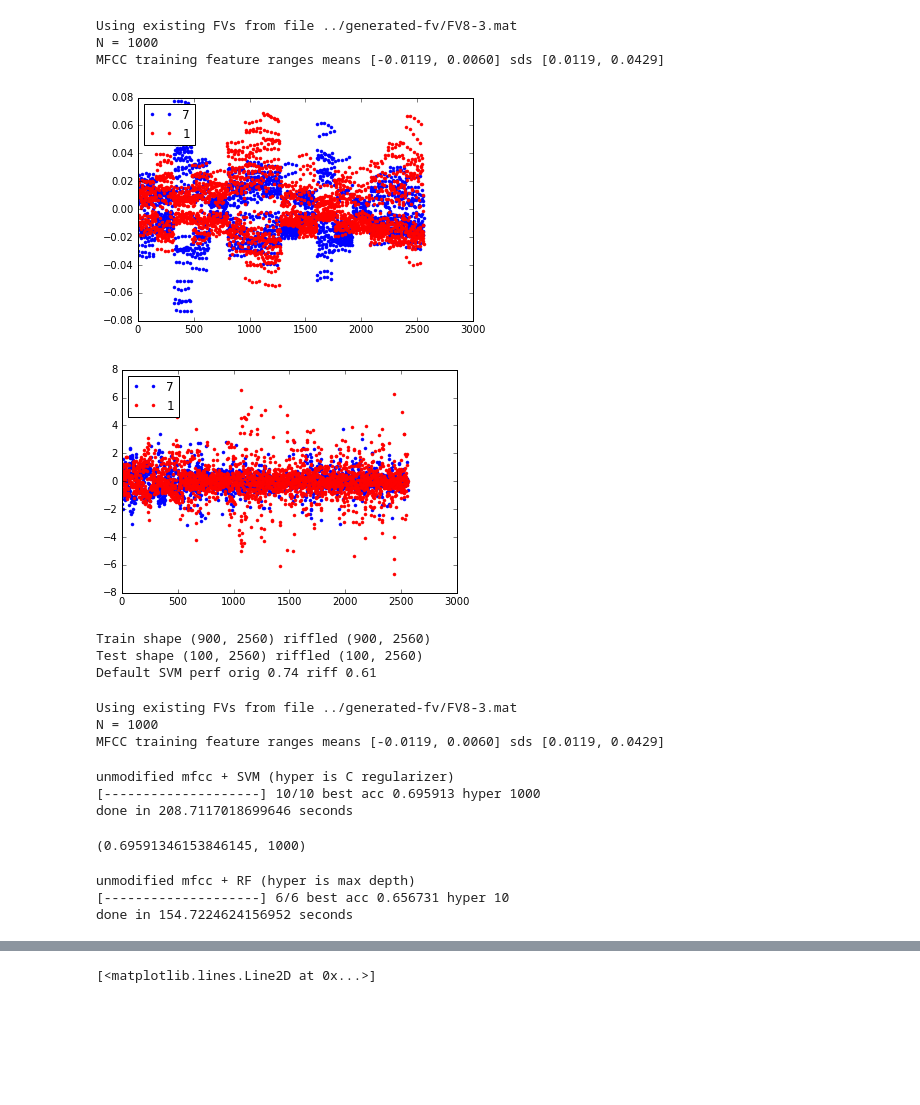
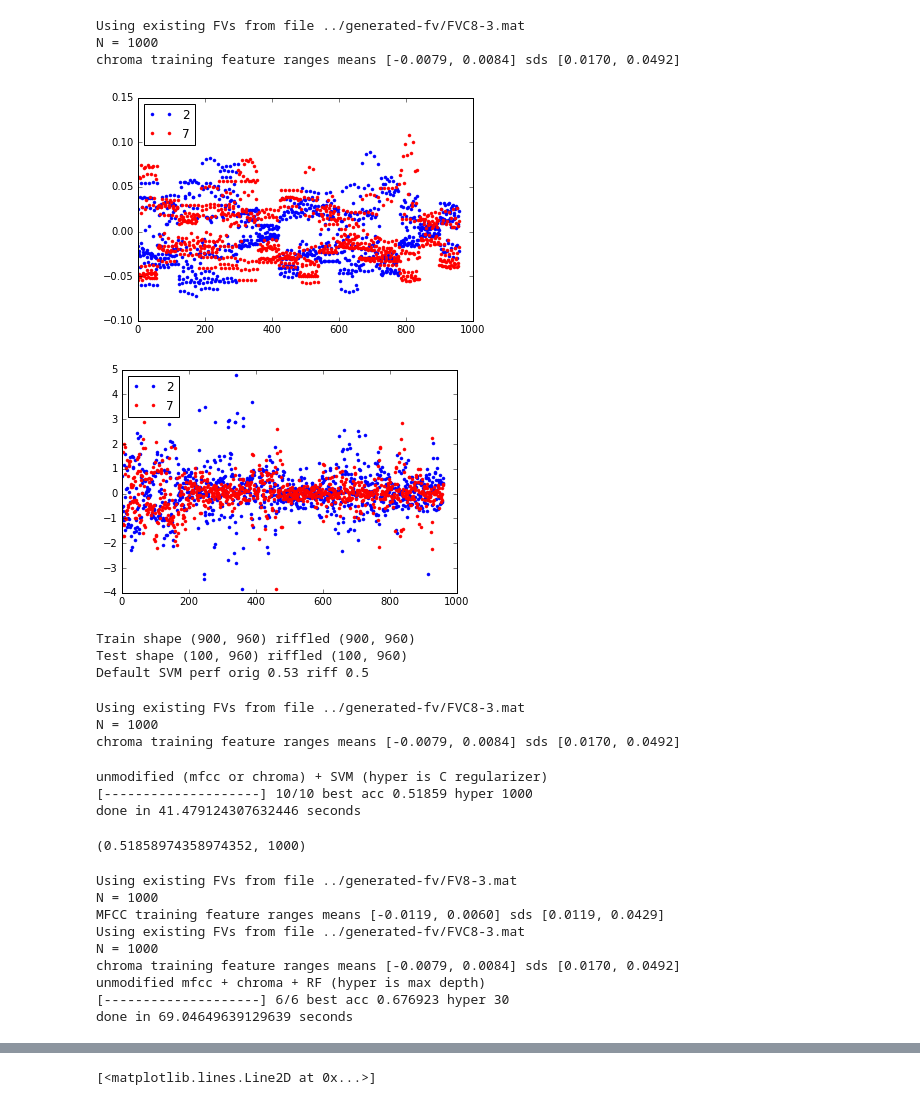
Before and after one commit to PrincetonUniversity/vox-music-classification, a Jupyter notebook: notebooks/fv-msvm.ipynb, the cells around one changed output, grey strips where cells are left out. Cells and saved outputs as stored; diff of their text form; code cells hidden in the pictures; blank space fills up the shorter version.

```diff
--- a/notebooks/fv-msvm.ipynb
+++ b/notebooks/fv-msvm.ipynb
@@ -16,15 +17,13 @@ import warnings
 warnings.filterwarnings('ignore')
 # %%
 num_clusters, exemplar = 8, 3
-X, Y = load_all_fv(num_clusters, exemplar)
+X, Y = load_chroma_fv(num_clusters, exemplar) #load_all_fv(num_clusters, exemplar)
 
 T = num_clusters * 2
 t = (exemplar - (1 if exemplar % 2 == 0 else 0)) * 2 - 1
 
-p = np.random.permutation(len(X))
-trX, teX = np.split(X[p], [int(0.9 * len(X))])
-trY, teY = np.split(Y[p], [int(0.9 * len(X))])
-
+trX, teX, trY, teY = train_test_split((X, Y), stratify=Y,
+                                      random_state=0, test_size=0.1)
 axes = plt.subplots()[1]
 idx = np.where(trY != trY[0])[0][1]
 #idx = np.where(trY == trY[0])[0][1] # same label
@@ -32,50 +31,50 @@ axes.plot(trX[0], c='b', marker='.', linestyle='', label=trY[0])
 axes.plot(trX[idx], c='r', marker='.', linestyle='', label=trY[idx])
 axes.legend(loc=2)
 
 def whiten_train_test(train, test):
     return whiten(train), whiten(test, source=train)
 trXadj, teXadj = whiten_train_test(trX, teX)
 def modify(x, t, T):
     riffled = riffle(x, t, T)
     avgs = np.average(riffled, axis=2)
     N = (t-1) * (x.shape[1] // t)
     riffled = riffled[:, :, :-1].reshape(len(x), N)
     rep = np.repeat(avgs, t-1).reshape(len(x), N)
     return np.concatenate([avgs, riffled - rep], axis=1)
 trXrff, teXrff = whiten_train_test(*((modify(x, t, T) for x in (trX, teX))))
 axes = plt.subplots()[1]
 axes.plot(trXrff[0], c='b', marker='.', linestyle='', label=trY[0])
 axes.plot(trXrff[idx], c='r', marker='.', linestyle='', label=trY[idx])
 axes.legend(loc=2)
 
 plt.show()
 
 print('Train shape {} riffled {}'.format(trXadj.shape, trXrff.shape))
 print('Test shape {} riffled {}'.format(teXadj.shape, teXrff.shape))
 print('Default SVM perf orig {} riff {}'.format(
         SVC(C=1.0).fit(trXadj, trY).score(teXadj, teY),
         SVC(C=1.0).fit(trXrff, trY).score(teXrff, teY)))
 
 # no missing data
 # %% [output]
-Using existing FVs from file ../generated-fv/FV8-3.mat
+Using existing FVs from file ../generated-fv/FVC8-3.mat
 N = 1000
-MFCC training feature ranges means [-0.0119, 0.0060] sds [0.0119, 0.0429]
+chroma training feature ranges means [-0.0079, 0.0084] sds [0.0170, 0.0492]
-[figure, old version]
+[figure, new version]
-[figure, old version]
+[figure, new version]
-Train shape (900, 2560) riffled (900, 2560)
-Test shape (100, 2560) riffled (100, 2560)
-Default SVM perf orig 0.74 riff 0.61
+Train shape (900, 960) riffled (900, 960)
+Test shape (100, 960) riffled (100, 960)
+Default SVM perf orig 0.53 riff 0.5
 # %%
 num_clusters, exemplar = 8, 3
 T = num_clusters * 2
 t = (exemplar - (1 if exemplar % 2 == 0 else 0)) * 2 - 1
-X, Y = load_all_fv(num_clusters, exemplar)
+X, Y = load_chroma_fv(num_clusters, exemplar) #load_all_fv(num_clusters, exemplar)
 #XM = modify(X, t, T)
 # %% [output]
-Using existing FVs from file ../generated-fv/FV8-3.mat
+Using existing FVs from file ../generated-fv/FVC8-3.mat
 N = 1000
-MFCC training feature ranges means [-0.0119, 0.0060] sds [0.0119, 0.0429]
+chroma training feature ranges means [-0.0079, 0.0084] sds [0.0170, 0.0492]
 # %%
 def log_range(lo, hi): return [10 ** i for i in range(lo, hi)]
 
@@ -86,7 +85,6 @@ def run(X, Y, hypers, classifier):
     skf = StratifiedKFold(Y, n_folds=8, shuffle=True, random_state=1)
     for i, C in enumerate(hypers):
         svm = classifier(C)
-        # TODO modify input function
         score = np.average(cross_val_score(svm, X, Y, cv=skf, n_jobs=-1))
         if score > best_acc:
             best_acc = score
@@ -99,24 +97,35 @@ def run(X, Y, hypers, classifier):
     print('\ndone in', t,'seconds')
     return best_acc, best_params
 
-print('unmodified mfcc + SVM (hyper is C regularizer)')
+print('unmodified (mfcc or chroma) + SVM (hyper is C regularizer)')
 run(X, Y, log_range(0, 10), lambda C: SVC(C=C))
 
 #print('riffled mfcc + SVM (hyper is C regularizer)')
 #run(XM, Y, log_range(0, 10), lambda C: SVC(C=C))
 # %% [output]
-unmodified mfcc + SVM (hyper is C regularizer)
-[--------------------] 10/10 best acc 0.695913 hyper 1000
-done in 208.7117018699646 seconds
+unmodified (mfcc or chroma) + SVM (hyper is C regularizer)
+[--------------------] 10/10 best acc 0.51859 hyper 1000
+done in 41.479124307632446 seconds
-(0.69591346153846145, 1000)
+(0.51858974358974352, 1000)
 # %%
 from sklearn.ensemble import RandomForestClassifier
+from sklearn.cross_validation import train_test_split
 def make_rf(md):
-    return RandomForestClassifier(n_estimators=200, max_depth=md)
+    return RandomForestClassifier(n_estimators=(max(md,10)*6), max_depth=md)
 
-print('unmodified mfcc + RF (hyper is max depth)')
-run(X, Y, [1, 5, 10, 20, 30, 50], make_rf)
+X, Y = load_all_fv(8, 3)
+C, Y = load_chroma_fv(8, 3)
+X = np.concatenate((X, C), axis=1)
+print('unmodified mfcc + chroma + RF (hyper is max depth)')
+acc, depth = run(X, Y, [1, 5, 10, 20, 30, 50], make_rf)
+rf = make_rf(depth)
 # %% [output]
-unmodified mfcc + RF (hyper is max depth)
-[--------------------] 6/6 best acc 0.656731 hyper 10
-done in 154.7224624156952 seconds
+Using existing FVs from file ../generated-fv/FV8-3.mat
+N = 1000
+MFCC training feature ranges means [-0.0119, 0.0060] sds [0.0119, 0.0429]
+Using existing FVs from file ../generated-fv/FVC8-3.mat
+N = 1000
+chroma training feature ranges means [-0.0079, 0.0084] sds [0.0170, 0.0492]
+unmodified mfcc + chroma + RF (hyper is max depth)
+[--------------------] 6/6 best acc 0.676923 hyper 30
+done in 69.04649639129639 seconds
```
Also changed, not shown: parts of 6 cells of this notebook, 2 other files.
